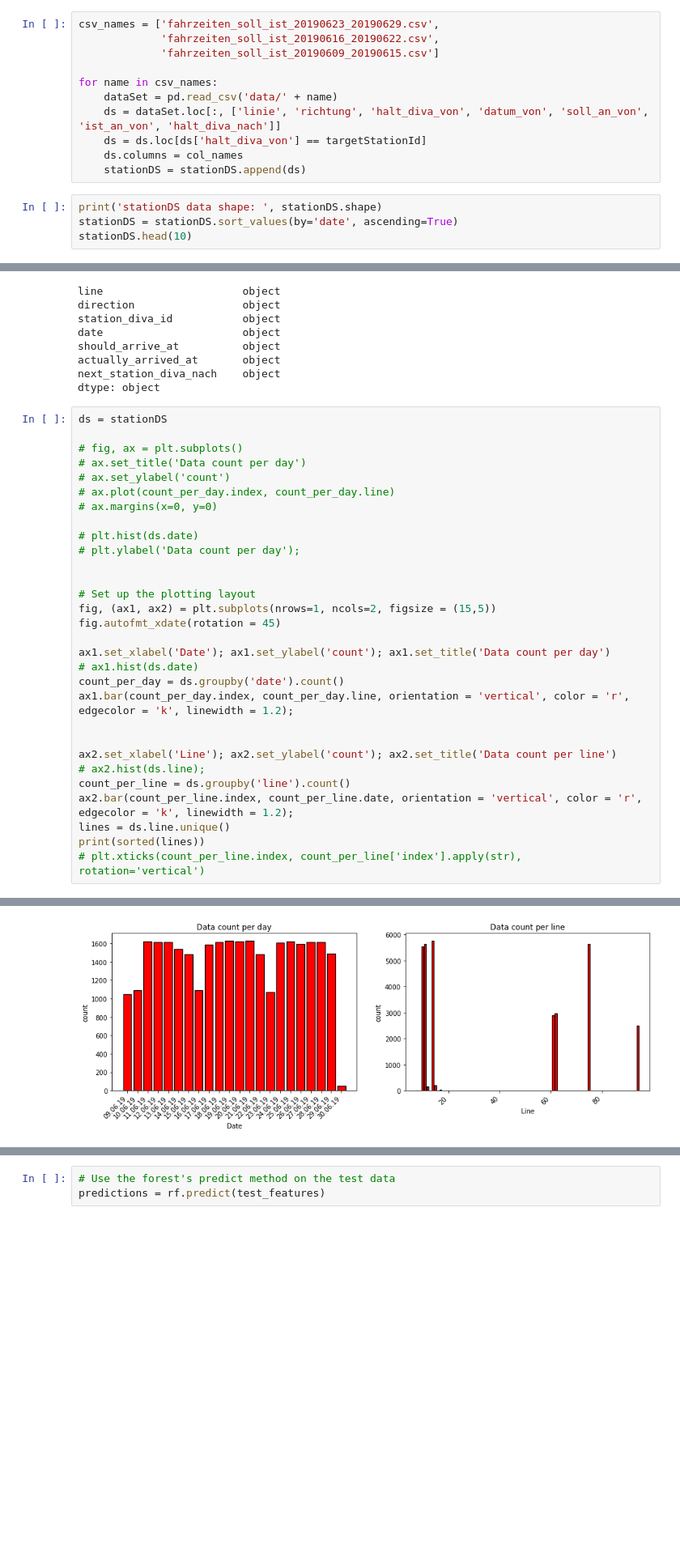
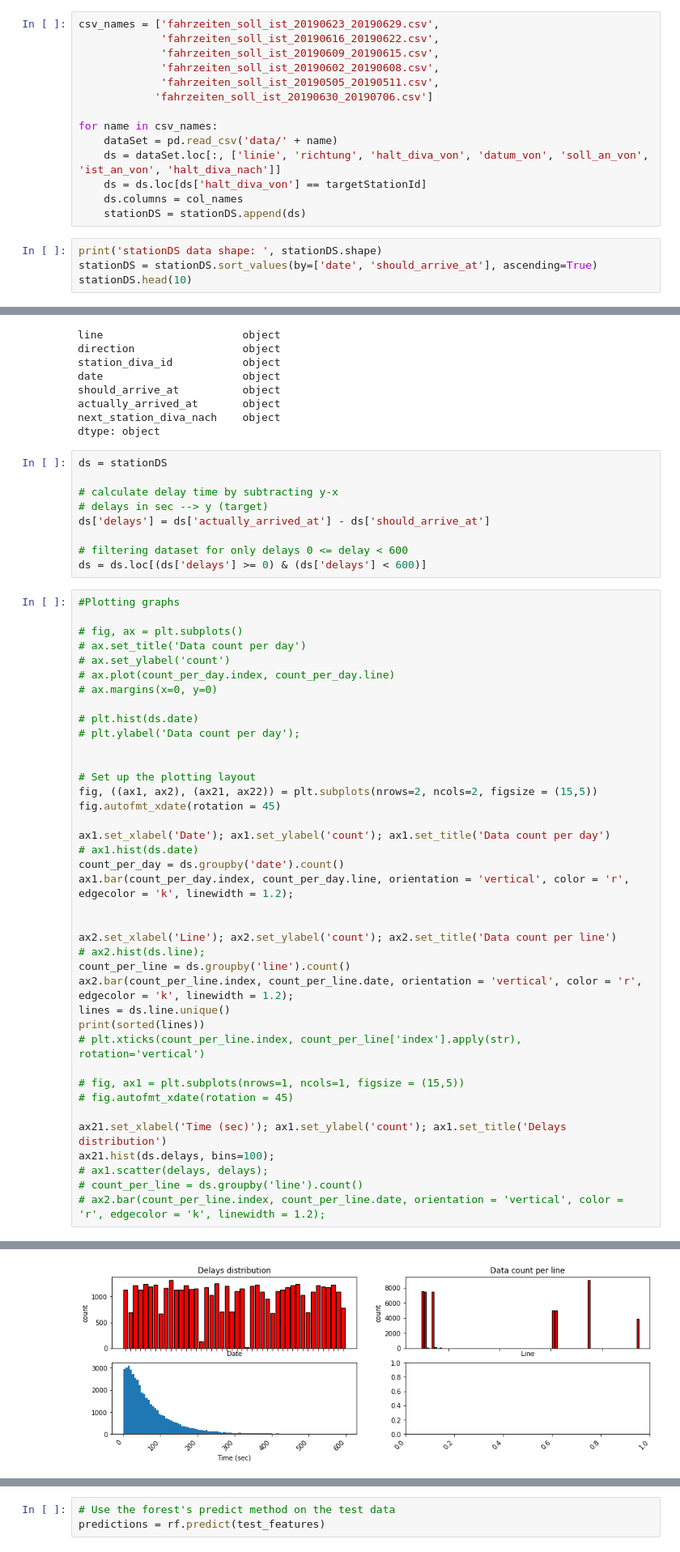
Before and after one commit to mfaizanse/path4-delay-prediction, a Jupyter notebook: delay_prediction.ipynb, the cells around one changed output, grey strips where cells are left out. Shown: that part at 81% size. Saved outputs shown, nothing was run; the diff lists cells and outputs as text; blank space fills up the shorter version.

```diff
--- a/delay_prediction.ipynb
+++ b/delay_prediction.ipynb
@@ -11,7 +11,10 @@ targetStationId = 2572
 # %%
 csv_names = ['fahrzeiten_soll_ist_20190623_20190629.csv',
              'fahrzeiten_soll_ist_20190616_20190622.csv',
-             'fahrzeiten_soll_ist_20190609_20190615.csv']
+             'fahrzeiten_soll_ist_20190609_20190615.csv',
+             'fahrzeiten_soll_ist_20190602_20190608.csv',
+             'fahrzeiten_soll_ist_20190505_20190511.csv',
+            'fahrzeiten_soll_ist_20190630_20190706.csv']
 
 for name in csv_names:
     dataSet = pd.read_csv('data/' + name)
@@ -21,6 +24,6 @@ for name in csv_names:
     stationDS = stationDS.append(ds)
 # %%
 print('stationDS data shape: ', stationDS.shape)
-stationDS = stationDS.sort_values(by='date', ascending=True)
+stationDS = stationDS.sort_values(by=['date', 'should_arrive_at'], ascending=True)
 stationDS.head(10)
 # %% [output]
@@ -52,37 +55,55 @@ should_arrive_at          object
 actually_arrived_at       object
 next_station_diva_nach    object
 dtype: object
+# %%
+ds = stationDS
+
+# calculate delay time by subtracting y-x
+# delays in sec --> y (target)
+ds['delays'] = ds['actually_arrived_at'] - ds['should_arrive_at']
+
+# filtering dataset for only delays 0 <= delay < 600
+ds = ds.loc[(ds['delays'] >= 0) & (ds['delays'] < 600)]
 # %%
-ds = stationDS
+#Plotting graphs
 
 # fig, ax = plt.subplots()
 # ax.set_title('Data count per day')
 # ax.set_ylabel('count')
 # ax.plot(count_per_day.index, count_per_day.line)
 # ax.margins(x=0, y=0)
 
 # plt.hist(ds.date)
 # plt.ylabel('Data count per day');
 
 
 # Set up the plotting layout
-fig, (ax1, ax2) = plt.subplots(nrows=1, ncols=2, figsize = (15,5))
+fig, ((ax1, ax2), (ax21, ax22)) = plt.subplots(nrows=2, ncols=2, figsize = (15,5))
 fig.autofmt_xdate(rotation = 45)
 
 ax1.set_xlabel('Date'); ax1.set_ylabel('count'); ax1.set_title('Data count per day')
 # ax1.hist(ds.date)
 count_per_day = ds.groupby('date').count()
 ax1.bar(count_per_day.index, count_per_day.line, orientation = 'vertical', color = 'r', edgecolor = 'k', linewidth = 1.2);
 
 
 ax2.set_xlabel('Line'); ax2.set_ylabel('count'); ax2.set_title('Data count per line')
 # ax2.hist(ds.line);
 count_per_line = ds.groupby('line').count()
 ax2.bar(count_per_line.index, count_per_line.date, orientation = 'vertical', color = 'r', edgecolor = 'k', linewidth = 1.2);
 lines = ds.line.unique()
 print(sorted(lines))
 # plt.xticks(count_per_line.index, count_per_line['index'].apply(str), rotation='vertical')
+
+# fig, ax1 = plt.subplots(nrows=1, ncols=1, figsize = (15,5))
+# fig.autofmt_xdate(rotation = 45)
+
+ax21.set_xlabel('Time (sec)'); ax1.set_ylabel('count'); ax1.set_title('Delays distribution')
+ax21.hist(ds.delays, bins=100);
+# ax1.scatter(delays, delays);
+# count_per_line = ds.groupby('line').count()
+# ax2.bar(count_per_line.index, count_per_line.date, orientation = 'vertical', color = 'r', edgecolor = 'k', linewidth = 1.2);
 # %% [output]
 [8, 10, 11, 12, 14, 15, 17, 61, 62, 75, 94]
-[figure, old version]
+[figure, new version]
 # %%
```
Also changed, not shown: parts of 11 cells of this notebook.
